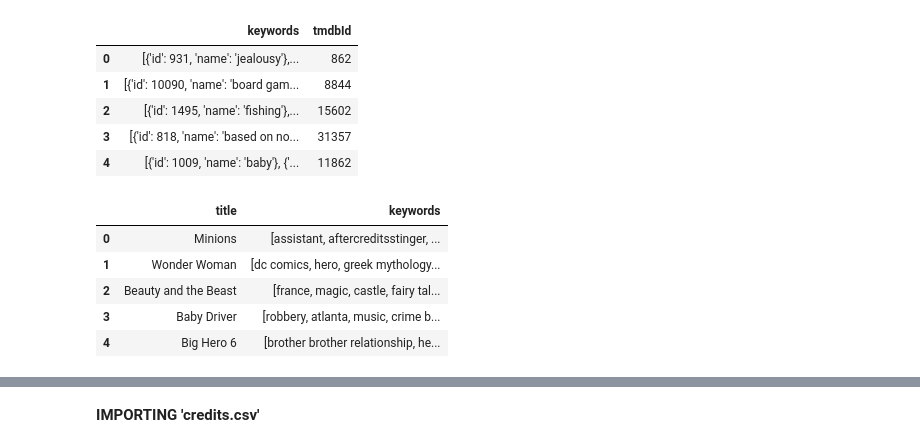
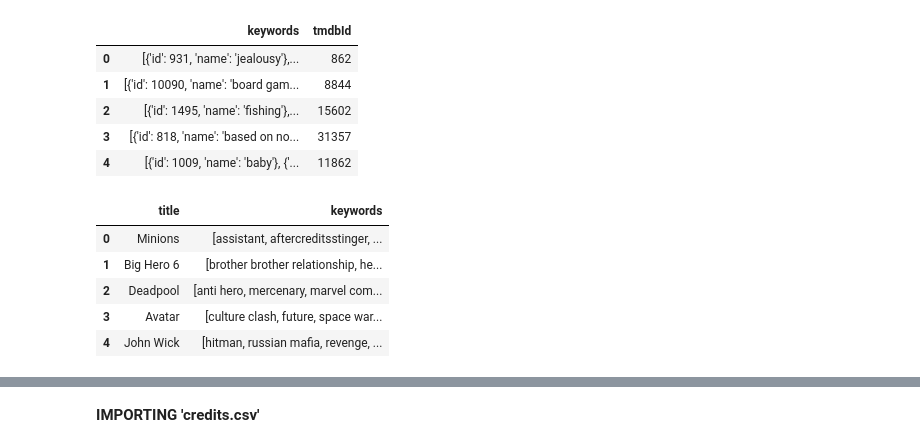
Before and after one commit to disha2sinha/Movie-Recommendation-System, a Jupyter notebook: Overview_of_the_Datasets_Data_Wrangling_and_Data_Cleaning.ipynb, the cells around one changed output, grey strips where cells are left out. Saved outputs shown, nothing was run; the diff lists cells and outputs as text; code cells hidden in the pictures.

```diff
--- a/Overview_of_the_Datasets_Data_Wrangling_and_Data_Cleaning.ipynb
+++ b/Overview_of_the_Datasets_Data_Wrangling_and_Data_Cleaning.ipynb
@@ -41,0 +119,5 @@ movies_metadata.head(5)
+# %%
+movies_metadata=movies_metadata[movies_metadata['title']!="Unknown"]
+movies_metadata['tmdbId']=movies_metadata['tmdbId'].astype(int)
+movies_metadata.reset_index(drop=True)
+movies_metadata.info()
@@ -261,7 +326,7 @@ Name: popularity, dtype: object
 # %% [markdown]
 On trying to convert the dtype of **'popularity'** column from object to float.it was found that there is a faulty row.So the row is filtered and then the conversion was made successfully
 # %%
-movies_metadata=movies_metadata[movies_metadata['popularity']!='Beware Of Frost Bites']
+#movies_metadata=movies_metadata[movies_metadata['popularity']!='Beware Of Frost Bites']
 movies_metadata['popularity']=movies_metadata['popularity'].astype(float)
 movies_metadata.head()
 # %% [output]
@@ -474,7 +544,7 @@ movies_metadata.head()
 # %% [markdown]
 **Rearranging Column Names :**
 # %%
-movies_metadata=movies_metadata[['id','title','release_year','release_day','genres','original_language','runtime','content','production_companies','budget','revenue','production_countries','status','popularity','vote_average','vote_count']]
+movies_metadata=movies_metadata[['tmdbId','title','release_year','release_day','genres','original_language','runtime','content','production_companies','budget','revenue','production_countries','status','popularity','vote_average','vote_count']]
 # %% [markdown]
 **Top 5 Bengali Movies According to Popularity, Vote Counts And Vote Average :**
 # %%
@@ -533,3 +588,0 @@ memory usage: 1.0 MB
-# %%
-movies_metadata['id'] = pd.to_numeric(movies_metadata['id'])
-movies_metadata.info()
@@ -652,13 +620,13 @@ keywords.head()
 | 3 | [{'id': 818, 'name': 'based on no... | 31357 |
 | 4 | [{'id': 1009, 'name': 'baby'}, {'... | 11862 |
 # %%
-movies_data = pd.merge(movies_data,keywords,on='tmdbId')
-movies_data['keywords'] = movies_data['keywords'].fillna('[]').apply(literal_eval).apply(lambda x: [i['name'] for i in x] if isinstance(x, list) else [])
-movies_data[['title','keywords']].head()
+movies_metadata = pd.merge(movies_metadata,keywords,on='tmdbId')
+movies_metadata['keywords'] = movies_metadata['keywords'].fillna('[]').apply(literal_eval).apply(lambda x: [i['name'] for i in x] if isinstance(x, list) else [])
+movies_metadata[['title','keywords']].head()
 # %% [output]
 |  | title | keywords |
 | 0 | Minions | [assistant, aftercreditsstinger, ... |
-| 1 | Wonder Woman | [dc comics, hero, greek mythology... |
-| 2 | Beauty and the Beast | [france, magic, castle, fairy tal... |
-| 3 | Baby Driver | [robbery, atlanta, music, crime b... |
-| 4 | Big Hero 6 | [brother brother relationship, he... |
+| 1 | Big Hero 6 | [brother brother relationship, he... |
+| 2 | Deadpool | [anti hero, mercenary, marvel com... |
+| 3 | Avatar | [culture clash, future, space war... |
+| 4 | John Wick | [hitman, russian mafia, revenge, ... |
```
Also changed, not shown: parts of 67 cells of this notebook.
